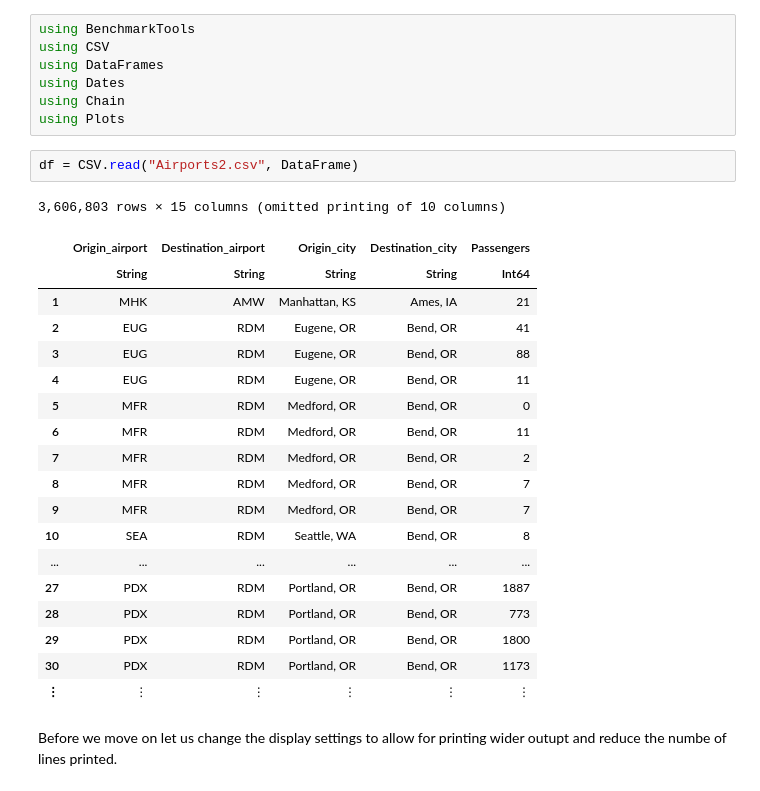
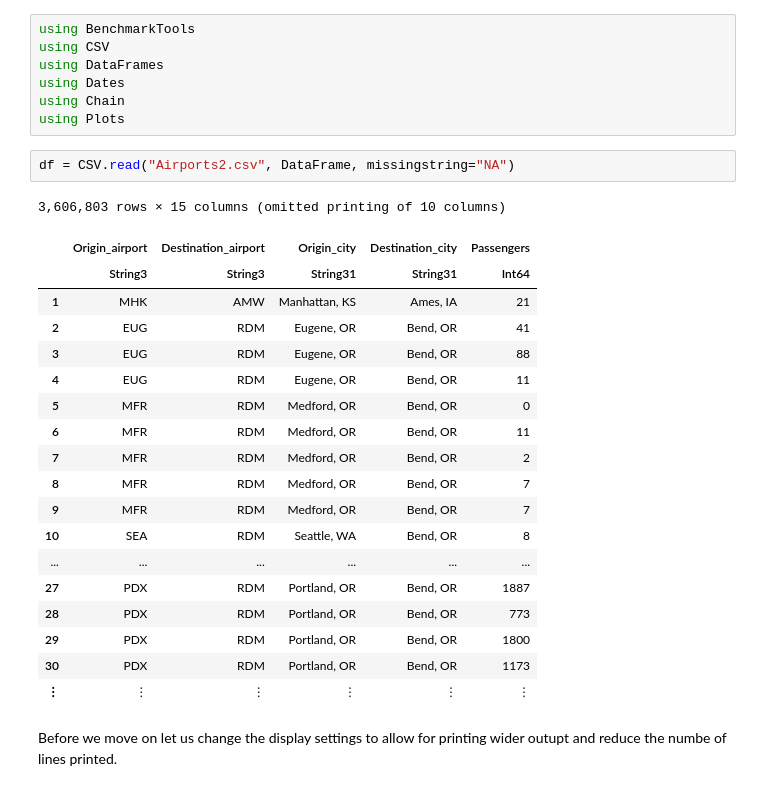
Before and after one commit to bkamins/DataFrames-Showcase, a Jupyter notebook: airports.ipynb, the cells around one changed output. Saved outputs shown, nothing was run; the diff lists cells and outputs as text.

Commit message:
update to Julia 1.7.0 and DataFrames.jl 1.3.0

```diff
--- a/airports.ipynb
+++ b/airports.ipynb
@@ -41,11 +50,11 @@ using Dates
 using Chain
 using Plots
 # %%
-df = CSV.read("Airports2.csv", DataFrame)
+df = CSV.read("Airports2.csv", DataFrame, missingstring="NA")
 # %% [output]
 3,606,803 rows × 15 columns (omitted printing of 10 columns)
 |  | Origin_airport | Destination_airport | Origin_city | Destination_city | Passengers |
-|  | String | String | String | String | Int64 |
+|  | String3 | String3 | String31 | String31 | Int64 |
 | 1 | MHK | AMW | Manhattan, KS | Ames, IA | 21 |
 | 2 | EUG | RDM | Eugene, OR | Bend, OR | 41 |
 | 3 | EUG | RDM | Eugene, OR | Bend, OR | 88 |
```
Also changed, not shown: parts of 21 cells of this notebook, 3 other files.
